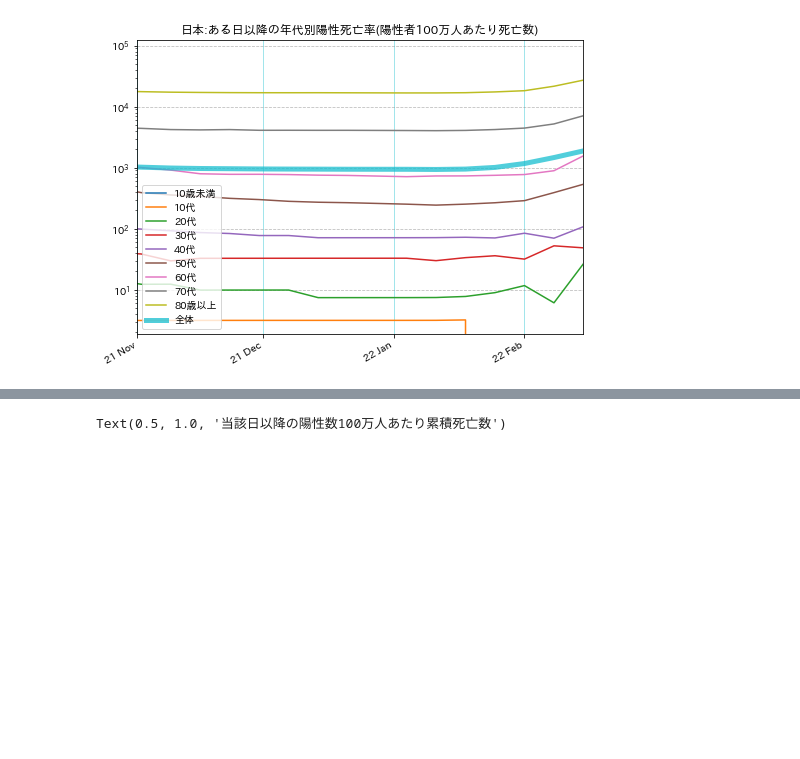
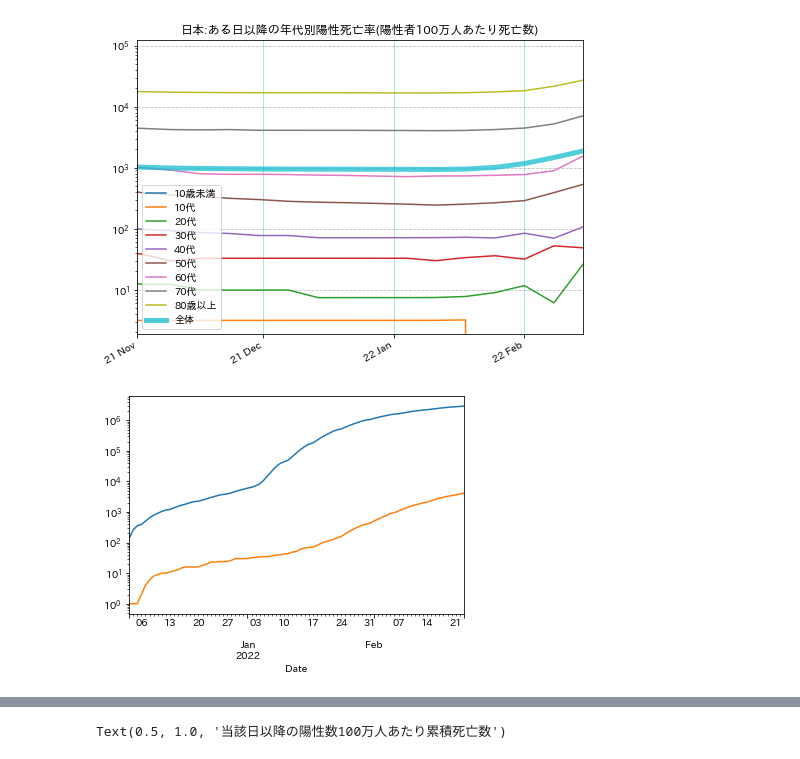
Before and after one commit to nagae/CoVid-19, a Jupyter notebook: check-plot-japan_cases_fatality_rate_since_by_age.ipynb, the cells around one changed output, grey strips where cells are left out. Cells and saved outputs as stored; diff of their text form; code cells hidden in the pictures; blank space fills up the shorter version.

```diff
--- a/check-plot-japan_cases_fatality_rate_since_by_age.ipynb
+++ b/check-plot-japan_cases_fatality_rate_since_by_age.ipynb
@@ -9,6 +9,15 @@ import japanize_matplotlib
 path = 'data/CoVid19-Japan-weekly_patients_by_age.csv'
 df = pd.read_csv(path, header=[0,1], index_col=0, parse_dates=[0])
 df = df.sort_index(ascending=True)
+# 厚労省CSVを読込む
+# 新規感染者
+nc_day = pd.read_csv('https://covid19.mhlw.go.jp/public/opendata/newly_confirmed_cases_daily.csv')
+nc_day["Date"] = pd.to_datetime(nc_day["Date"])
+nc_day = nc_day.set_index("Date")
+# 新規累積死亡者
+nd_day = pd.read_csv("https://covid19.mhlw.go.jp/public/opendata/deaths_cumulative_daily.csv")
+nd_day["Date"] = pd.to_datetime(nd_day["Date"])
+nd_day = nd_day.set_index("Date").diff().dropna()
 # %%
 fig, ax = plt.subplots(1,1,figsize=(8,6))
 nc = df.xs('陽性者数', level=0, axis=1).diff()[::-1].dropna().astype(int).cumsum()[::-1]
@@ -27,3 +36,12 @@ fig.savefig("fig/CoVid19-Japan-CFR_by_age.png", bbox_inches='tight')
 plt.show()
 # %% [output]
 [figure]
+# %%
+ref_date = dt.datetime.today()-dt.timedelta(weeks=12)
+ref_cum_case = nc_day["ALL"].loc[ref_date:].cumsum()
+ref_cum_dead = nd_day["ALL"].loc[ref_date:].cumsum()
+ref_cum_case.plot()
+ref_cum_dead.plot()
+plt.yscale('log')
+# %% [output]
+[figure, added]
```
Also changed, not shown: parts of 3 cells of this notebook.
